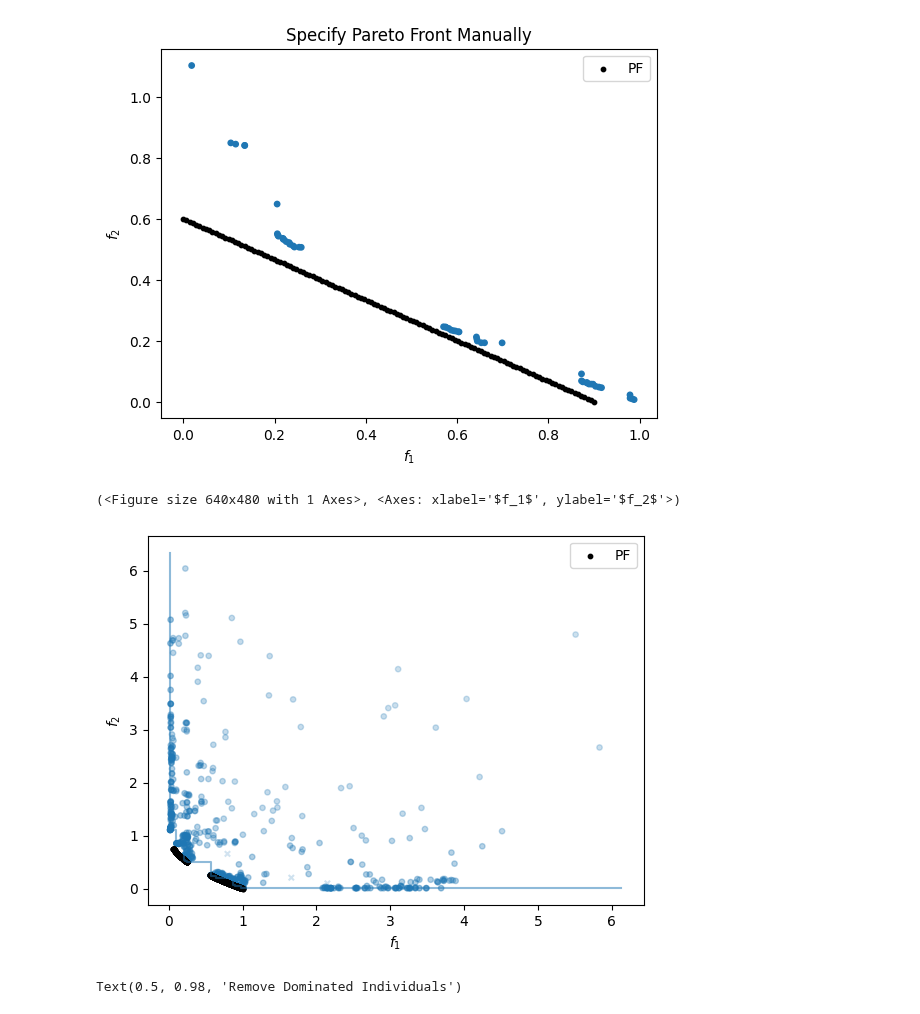
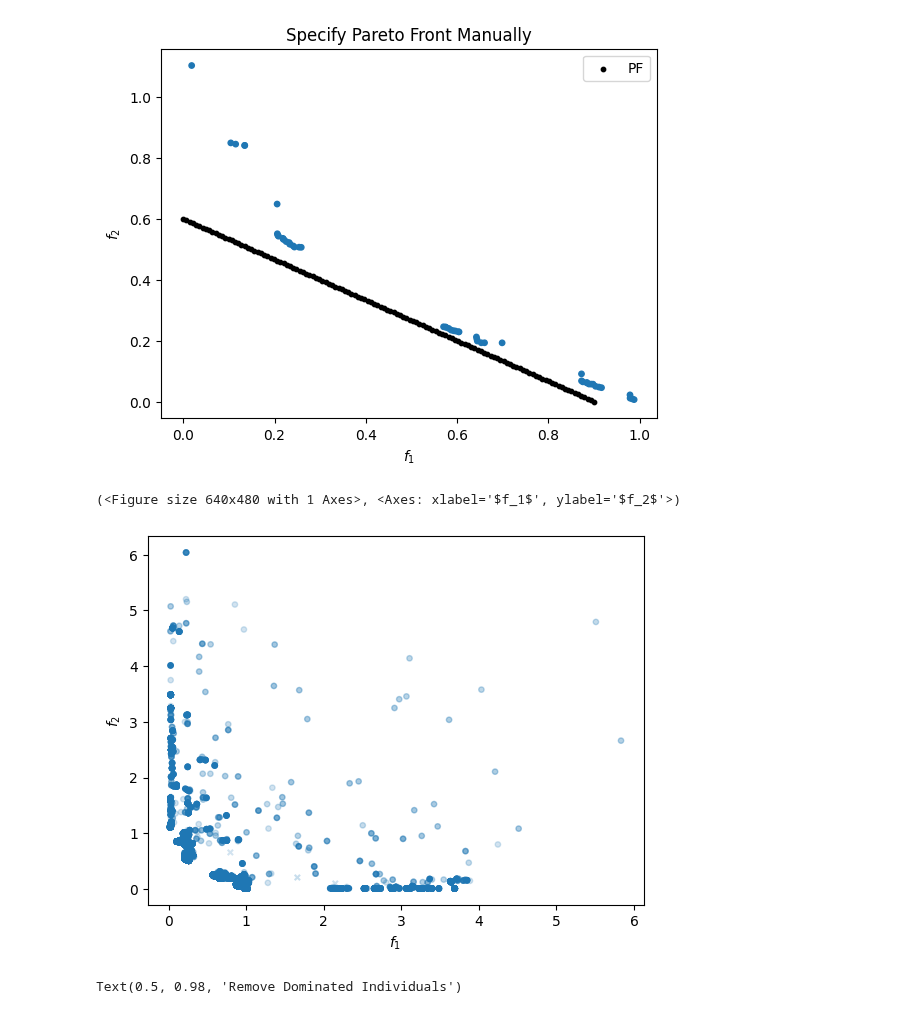
Before and after one commit to electronsandstuff/ParetoBench, a Jupyter notebook: example_notebooks/plotting.ipynb, the cells around one changed output. Saved outputs shown, nothing was run; the diff lists cells and outputs as text; code cells hidden in the pictures.

Commit message:
merging plot_history features

```diff
--- a/example_notebooks/plotting.ipynb
+++ b/example_notebooks/plotting.ipynb
@@ -68,10 +69,10 @@ Text(0.5, 1.0, 'Specify Pareto Front Manually')
 [figure]
 # %%
 # We can also plot directly from the history objects which opens up new features
-plot_objectives_hist(exp.runs[0], cumulative=True, plot_pf=True, settings=PlotObjectivesSettings(plot_attainment=True))
+plot_history(exp.runs[0], settings=PlotHistorySettings(plot_attainment=False, use_colormap=False))
 # %% [output]
 (<Figure size 640x480 with 1 Axes>, <Axes: xlabel='$f_1$', ylabel='$f_2$'>)
-[figure, old version]
+[figure, new version]
 # %%
 # Create a demo population and plot the decision variables
 fig, axes = plot_decision_var_pairs(last_pop)
```
Also changed, not shown: parts of 1 cell of this notebook, 2 other files.
